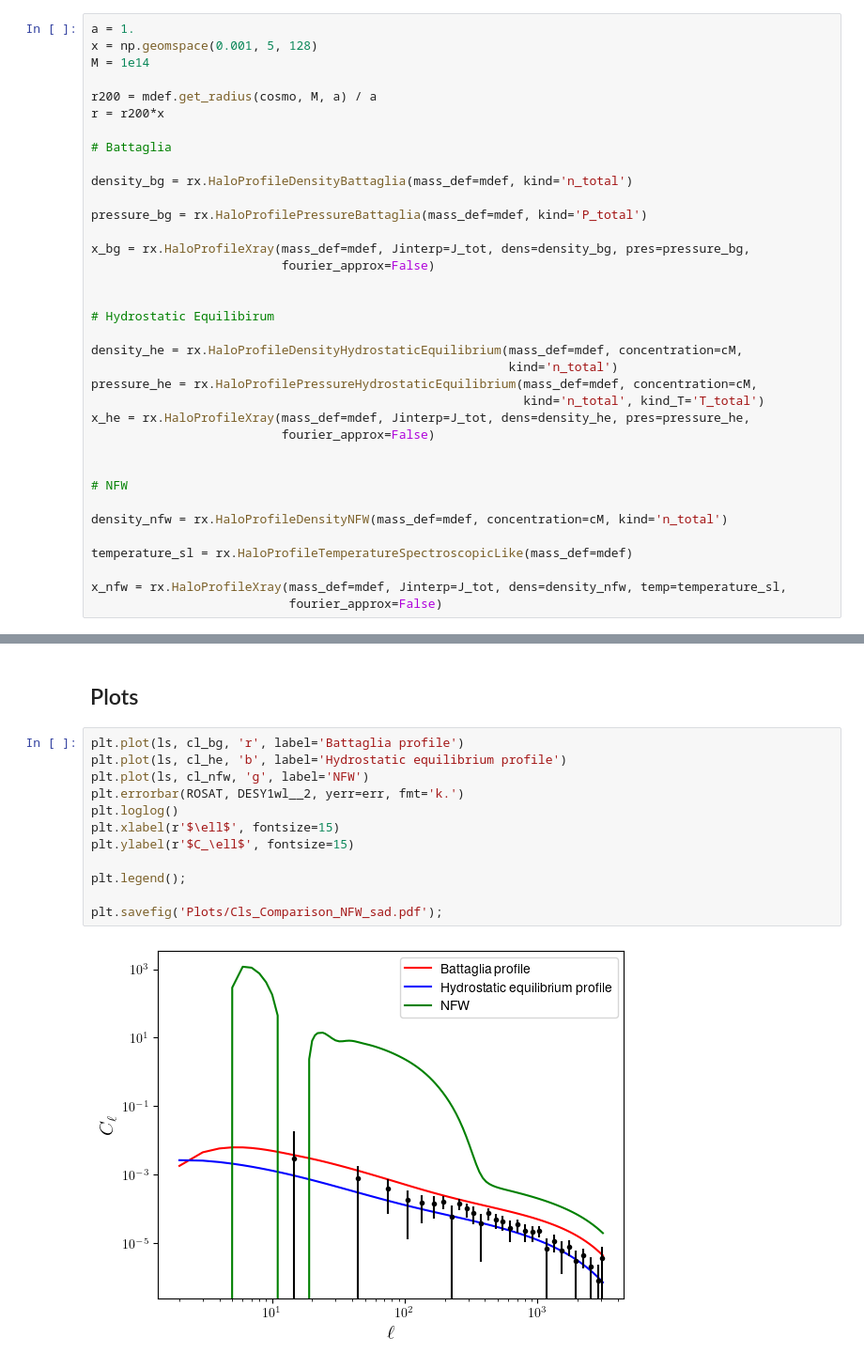
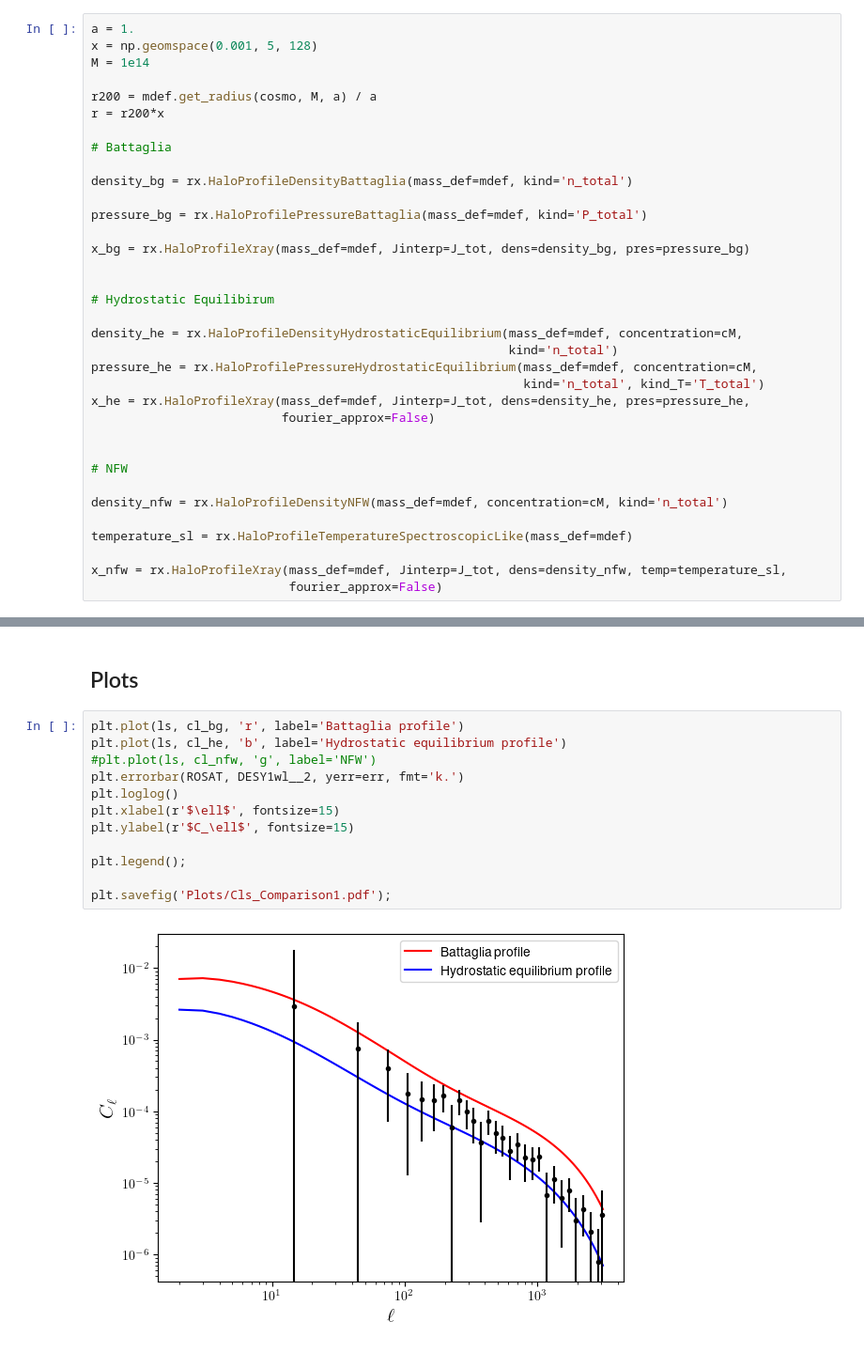
Before and after one commit to Cosmotheka/Cosmotheka_likelihoods, a Jupyter notebook: papers/ROSATx/Cls.ipynb, the cells around one changed output, grey strips where cells are left out. Shown at 94% size. Saved outputs shown, nothing was run; the diff lists cells and outputs as text.

```diff
--- a/papers/ROSATx/Cls.ipynb
+++ b/papers/ROSATx/Cls.ipynb
@@ -91,8 +91,7 @@ density_bg = rx.HaloProfileDensityBattaglia(mass_def=mdef, kind='n_total')
 
 pressure_bg = rx.HaloProfilePressureBattaglia(mass_def=mdef, kind='P_total')
 
-x_bg = rx.HaloProfileXray(mass_def=mdef, Jinterp=J_tot, dens=density_bg, pres=pressure_bg,
-                          fourier_approx=False)
+x_bg = rx.HaloProfileXray(mass_def=mdef, Jinterp=J_tot, dens=density_bg, pres=pressure_bg)
 
 
 # Hydrostatic Equilibirum
@@ -146,14 +156,14 @@ cl_nfw *= cl_smoothing_factor(ls)
 # %%
 plt.plot(ls, cl_bg, 'r', label='Battaglia profile')
 plt.plot(ls, cl_he, 'b', label='Hydrostatic equilibrium profile')
-plt.plot(ls, cl_nfw, 'g', label='NFW')
+#plt.plot(ls, cl_nfw, 'g', label='NFW')
 plt.errorbar(ROSAT, DESY1wl__2, yerr=err, fmt='k.')
 plt.loglog()
 plt.xlabel(r'$\ell$', fontsize=15)
 plt.ylabel(r'$C_\ell$', fontsize=15)
 
 plt.legend();
 
-plt.savefig('Plots/Cls_Comparison_NFW_sad.pdf');
+plt.savefig('Plots/Cls_Comparison1.pdf');
 # %% [output]
-[figure, old version]
+[figure, new version]
```
Also changed, not shown: parts of 5 cells of this notebook, 1 other file.
